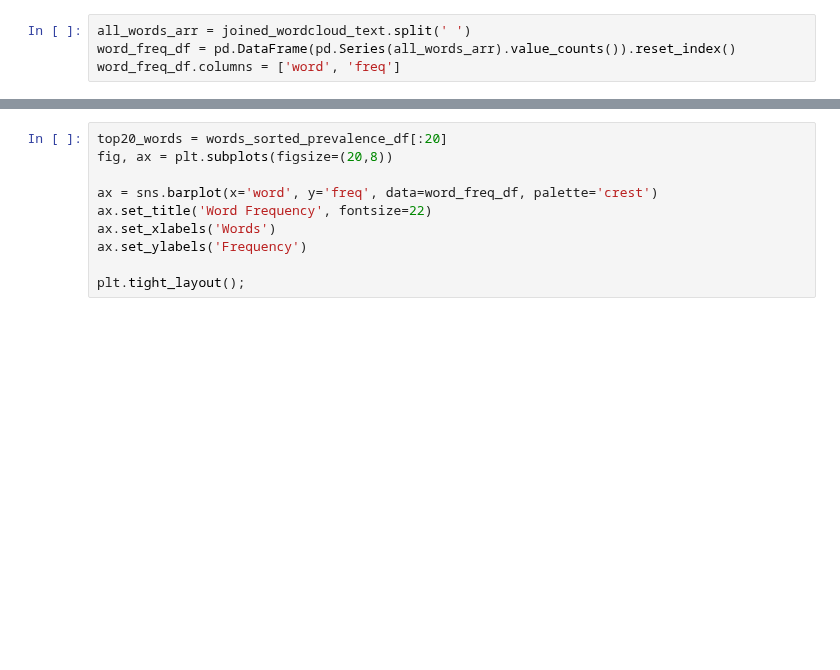
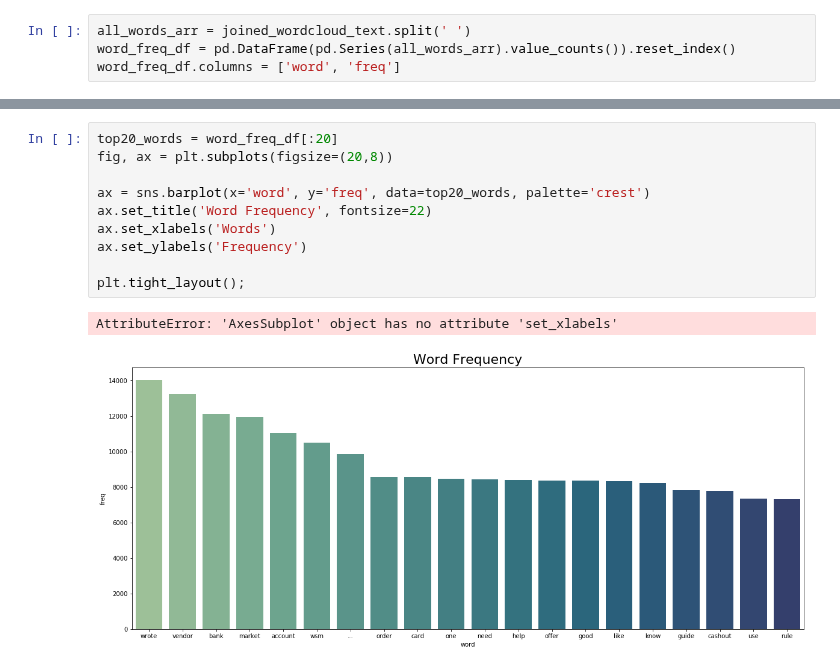
Before and after one commit to Morgan-Sell/darknet-economics, a Jupyter notebook: wallstreet_feat_eng_eda.ipynb, the cells around one changed output, grey strips where cells are left out. Saved outputs shown, nothing was run; the diff lists cells and outputs as text; blank space fills up the shorter version.

Commit message:
Improving data processing for NLP.

```diff
--- a/wallstreet_feat_eng_eda.ipynb
+++ b/wallstreet_feat_eng_eda.ipynb
@@ -536,10 +540,13 @@ word_freq_df
 # %%
-top20_words = words_sorted_prevalence_df[:20]
+top20_words = word_freq_df[:20]
 fig, ax = plt.subplots(figsize=(20,8))
 
-ax = sns.barplot(x='word', y='freq', data=word_freq_df, palette='crest')
+ax = sns.barplot(x='word', y='freq', data=top20_words, palette='crest')
 ax.set_title('Word Frequency', fontsize=22)
 ax.set_xlabels('Words')
 ax.set_ylabels('Frequency')
 
 plt.tight_layout();
+# %% [output]
+AttributeError: 'AxesSubplot' object has no attribute 'set_xlabels'
+[figure, added]
```
Also changed, not shown: parts of 8 cells of this notebook.
